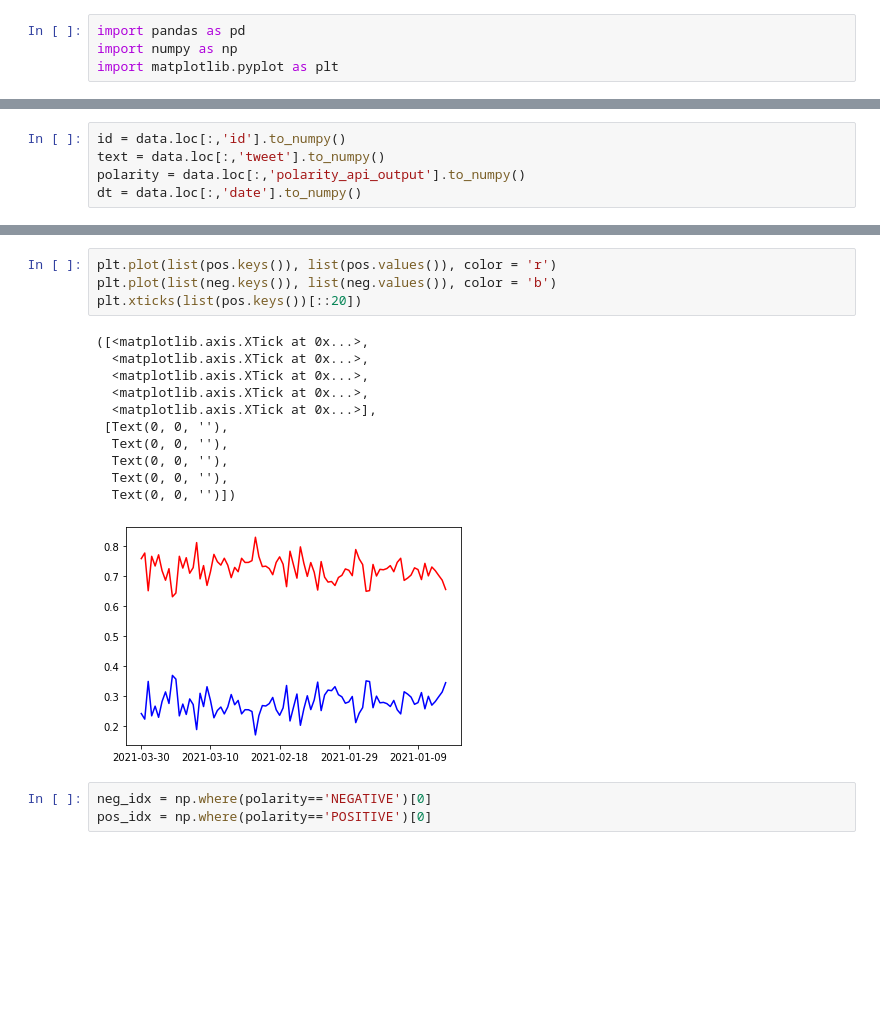
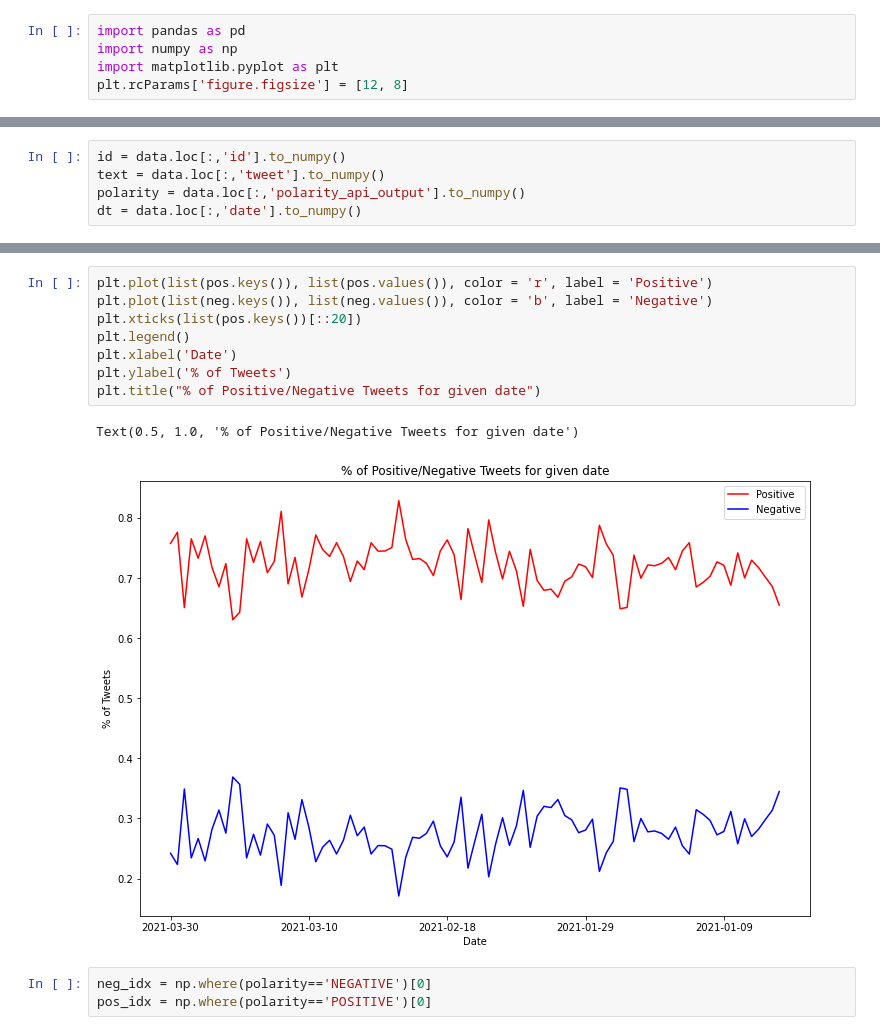
Before and after one commit to sundeshgupta/SenticNetProj, a Jupyter notebook: visualization.ipynb, the cells around one changed output, grey strips where cells are left out. Saved outputs shown, nothing was run; the diff lists cells and outputs as text; blank space fills up the shorter version.

```diff
--- a/visualization.ipynb
+++ b/visualization.ipynb
@@ -2,6 +2,7 @@
 import pandas as pd
 import numpy as np
 import matplotlib.pyplot as plt
+plt.rcParams['figure.figsize'] = [12, 8]
 # %%
 data = pd.read_csv('silver_dataset_polarity_output.csv')
 print(data)
@@ -69,21 +70,16 @@ for key, value in pos.items():
 2021-01-02 0.6861313868613139 0.31386861313868614
 2021-01-01 0.6551724137931034 0.3448275862068966
 # %%
-plt.plot(list(pos.keys()), list(pos.values()), color = 'r')
-plt.plot(list(neg.keys()), list(neg.values()), color = 'b')
+plt.plot(list(pos.keys()), list(pos.values()), color = 'r', label = 'Positive')
+plt.plot(list(neg.keys()), list(neg.values()), color = 'b', label = 'Negative')
 plt.xticks(list(pos.keys())[::20])
+plt.legend()
+plt.xlabel('Date')
+plt.ylabel('% of Tweets')
+plt.title("% of Positive/Negative Tweets for given date")
 # %% [output]
-([<matplotlib.axis.XTick at 0x...>,
-  <matplotlib.axis.XTick at 0x...>,
-  <matplotlib.axis.XTick at 0x...>,
-  <matplotlib.axis.XTick at 0x...>,
-  <matplotlib.axis.XTick at 0x...>],
- [Text(0, 0, ''),
-  Text(0, 0, ''),
-  Text(0, 0, ''),
-  Text(0, 0, ''),
-  Text(0, 0, '')])
+Text(0.5, 1.0, '% of Positive/Negative Tweets for given date')
-[figure, old version]
+[figure, new version]
 # %%
 neg_idx = np.where(polarity=='NEGATIVE')[0]
 pos_idx = np.where(polarity=='POSITIVE')[0]
```
Also changed, not shown: 7 other files.
